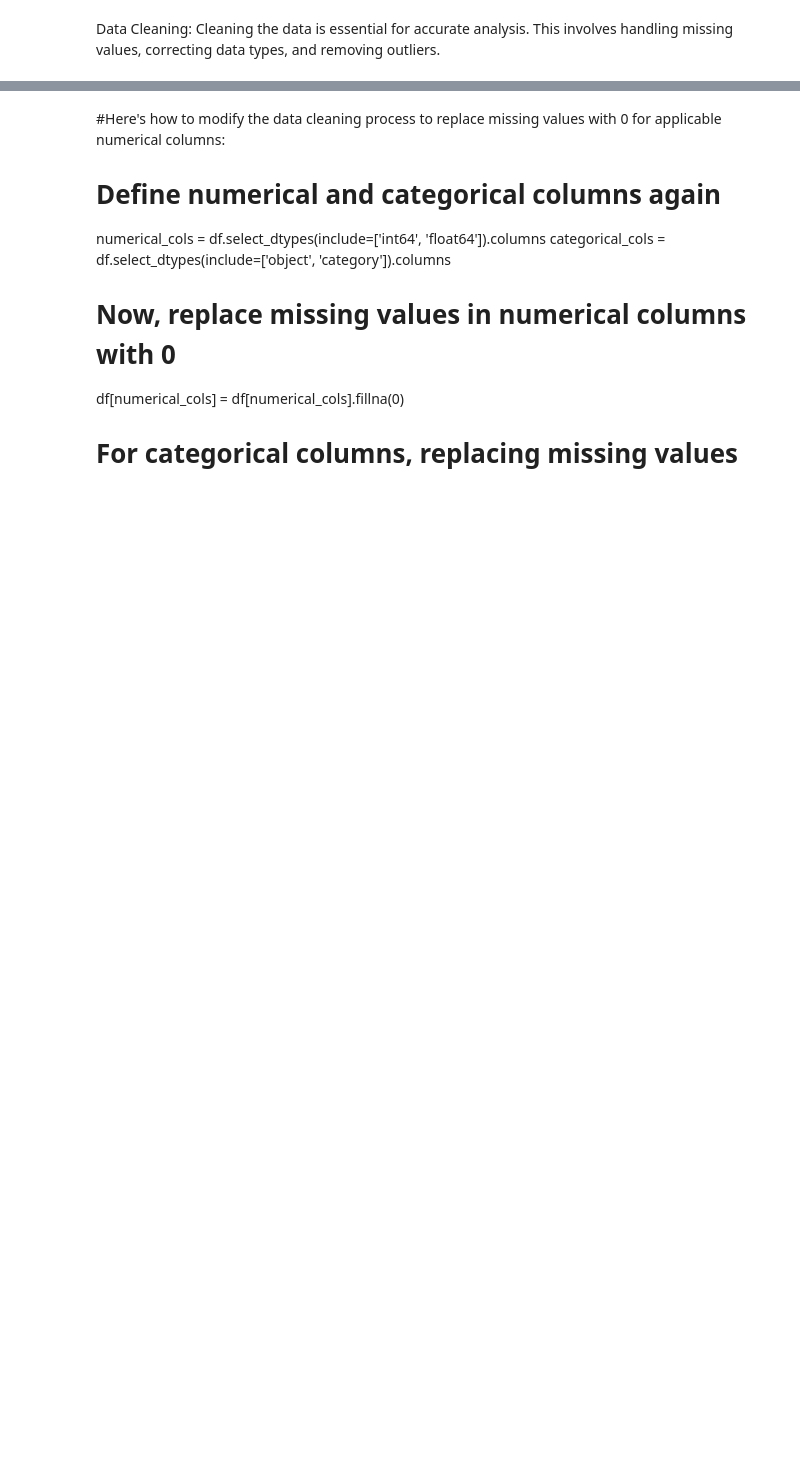
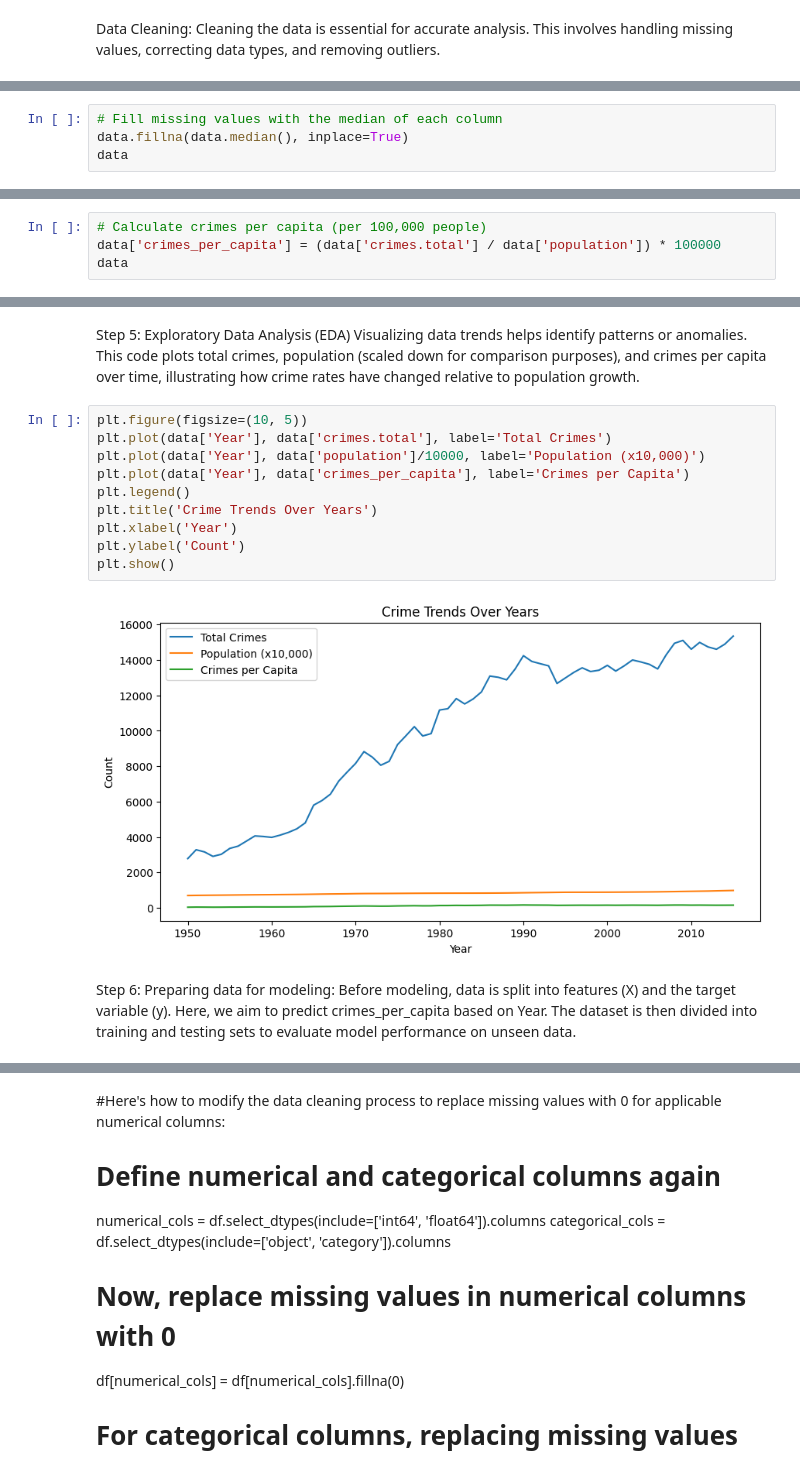
Before and after one commit to Jeffrey-Oechsner/ML-AI_Exam_Project, a Jupyter notebook: ML-AI_Exam_Project.ipynb, the cells around one changed output, grey strips where cells are left out. Drawn from its saved outputs; the diff is of its cells as text; blank space fills up the shorter version.

```diff
--- a/ML-AI_Exam_Project.ipynb
+++ b/ML-AI_Exam_Project.ipynb
@@ -55,0 +82,4 @@ Cleaning the data is essential for accurate analysis. This involves handling mis
+# %%
+# Fill missing values with the median of each column
+data.fillna(data.median(), inplace=True)
+data
@@ -55,0 +102,4 @@ Cleaning the data is essential for accurate analysis. This involves handling mis
+# %%
+# Calculate crimes per capita (per 100,000 people)
+data['crimes_per_capita'] = (data['crimes.total'] / data['population']) * 100000
+data
@@ -55,0 +120,17 @@ Cleaning the data is essential for accurate analysis. This involves handling mis
+# %% [markdown]
+Step 5: Exploratory Data Analysis (EDA)
+Visualizing data trends helps identify patterns or anomalies. This code plots total crimes, population (scaled down for comparison purposes), and crimes per capita over time, illustrating how crime rates have changed relative to population growth.
+# %%
+plt.figure(figsize=(10, 5))
+plt.plot(data['Year'], data['crimes.total'], label='Total Crimes')
+plt.plot(data['Year'], data['population']/10000, label='Population (x10,000)')
+plt.plot(data['Year'], data['crimes_per_capita'], label='Crimes per Capita')
+plt.legend()
+plt.title('Crime Trends Over Years')
+plt.xlabel('Year')
+plt.ylabel('Count')
+plt.show()
+# %% [output]
+[figure, added]
+# %% [markdown]
+Step 6: Preparing data for modeling: Before modeling, data is split into features (X) and the target variable (y). Here, we aim to predict crimes_per_capita based on Year. The dataset is then divided into training and testing sets to evaluate model performance on unseen data.
```
Also changed, not shown: parts of 12 cells of this notebook.
